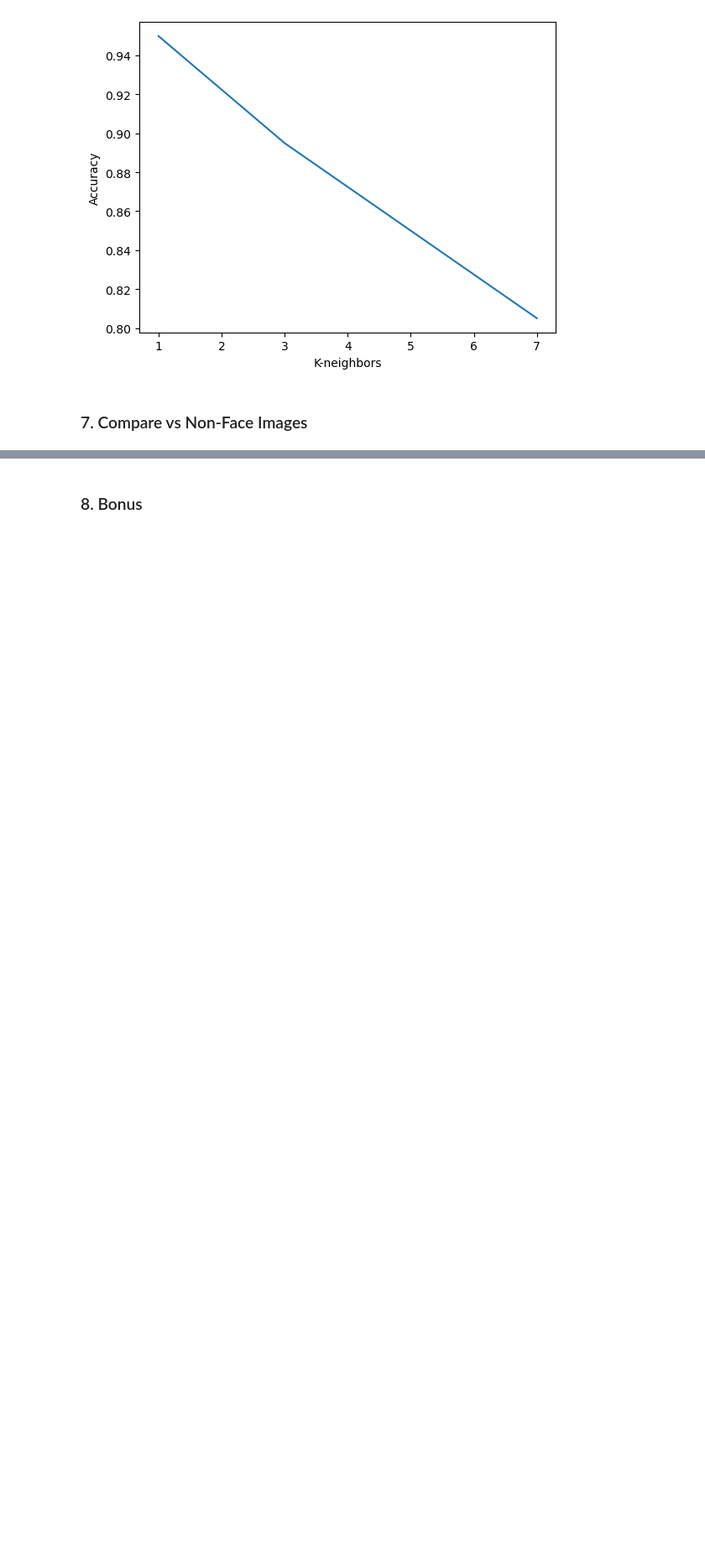
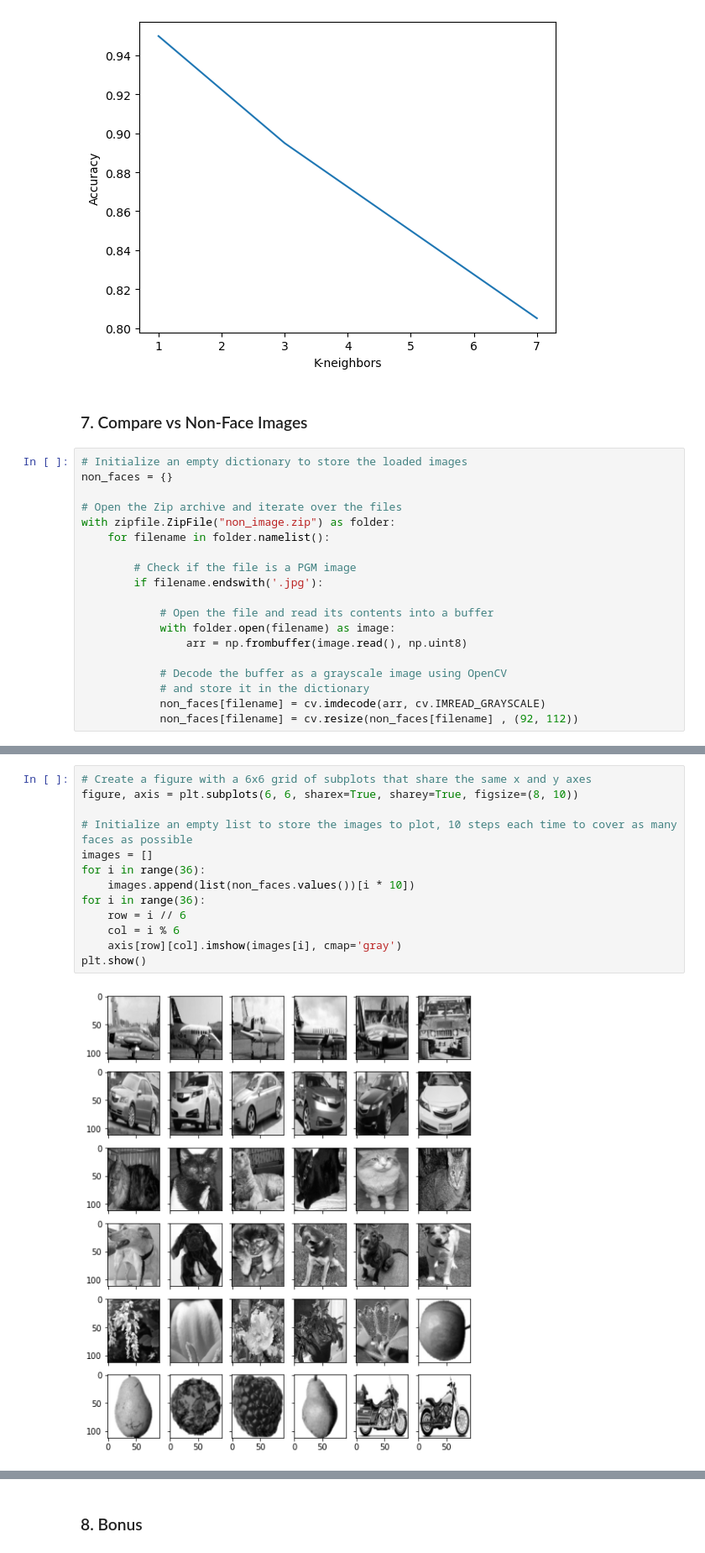
Before and after one commit to LaraHossam/Face-Recognition-Using-PCA-LDA, a Jupyter notebook: Ass1.ipynb, the cells around one changed output, grey strips where cells are left out. Shown at 84% size. Cells and saved outputs as stored; diff of their text form; blank space fills up the shorter version.

Commit message:
PCA with non faces

```diff
--- a/Ass1.ipynb
+++ b/Ass1.ipynb
@@ -445,3 +479,22 @@ plt.show()
 [figure]
 # %% [markdown]
 ### 7. Compare vs Non-Face Images
+# %%
+# Initialize an empty dictionary to store the loaded images
+non_faces = {}
+
+# Open the Zip archive and iterate over the files
+with zipfile.ZipFile("non_image.zip") as folder:
+    for filename in folder.namelist():
+
+        # Check if the file is a PGM image
+        if filename.endswith('.jpg'):
+
+            # Open the file and read its contents into a buffer
+            with folder.open(filename) as image:
+                arr = np.frombuffer(image.read(), np.uint8)
+
+            # Decode the buffer as a grayscale image using OpenCV
+            # and store it in the dictionary
+            non_faces[filename] = cv.imdecode(arr, cv.IMREAD_GRAYSCALE)
+            non_faces[filename] = cv.resize(non_faces[filename] , (92, 112))
@@ -447,0 +505,15 @@ plt.show()
+# %%
+# Create a figure with a 6x6 grid of subplots that share the same x and y axes
+figure, axis = plt.subplots(6, 6, sharex=True, sharey=True, figsize=(8, 10))
+
+# Initialize an empty list to store the images to plot, 10 steps each time to cover as many faces as possible
+images = []
+for i in range(36):
+    images.append(list(non_faces.values())[i * 10])
+for i in range(36):
+    row = i // 6
+    col = i % 6
+    axis[row][col].imshow(images[i], cmap='gray')
+plt.show()
+# %% [output]
+[figure, added]
```
Also changed, not shown: parts of 16 cells of this notebook, 19 other files.
